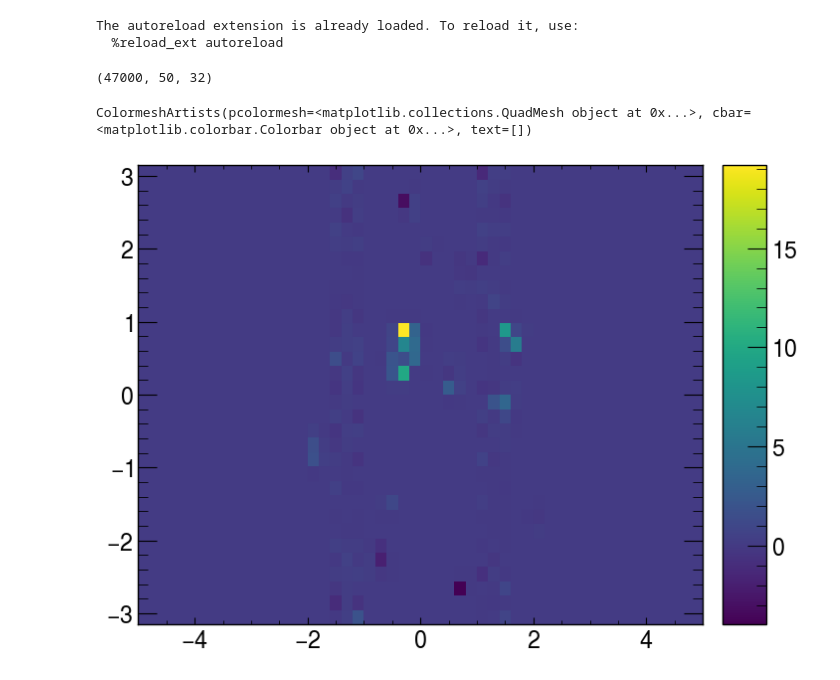
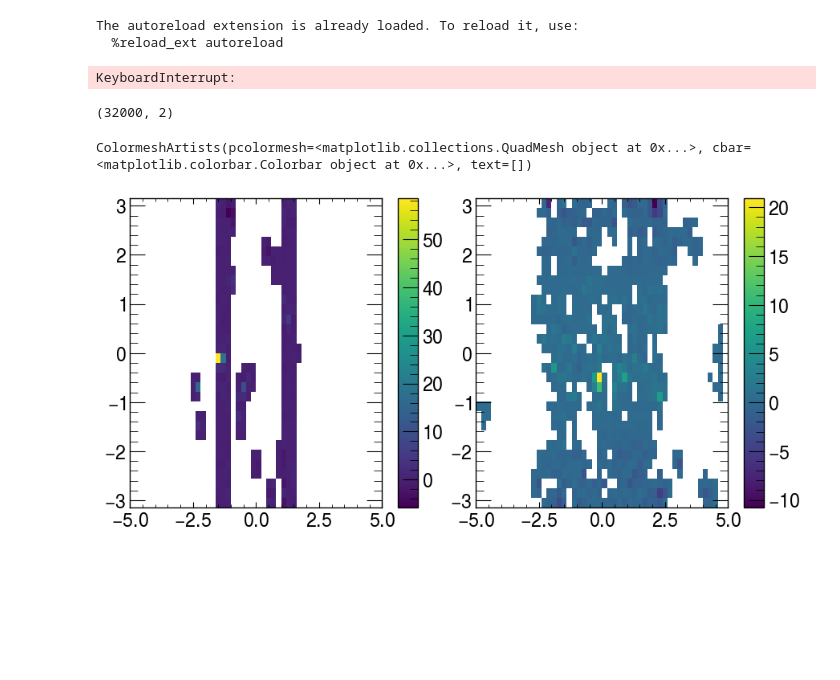
Before and after one commit to ablet-imin/ml-met-trigger, a Jupyter notebook: cell_image.ipynb, the cells around one changed output. Cells and saved outputs as stored; diff of their text form; code cells hidden in the pictures; blank space fills up the shorter version.

```diff
--- a/cell_image.ipynb
+++ b/cell_image.ipynb
@@ -1,4 +1,5 @@
 # %%
+%%time
 import os, sys
 import numpy as np
 import pandas as pd
@@ -34,27 +35,45 @@ tree_name = "ntuple"
 with uproot.open(MC_root+":"+tree_name) as events:
     x_bin = np.linspace(-3.15, 3.15, num=33)
     y_bin = np.linspace(-5, 5, num=51)
-    cell_imgs_ex, cell_label = cell_data(events, x_bin, y_bin, weight='cell_ex', statistic='sum', batch_size=1000)
+    cell_imgs_Run4_ex, cell_Run4_label = cell_data(events, x_bin, y_bin, weight='cell_ex',
+                                              label='metTruth_ex',
+                                         statistic='sum', batch_size=1000)
     gc.collect()
 
-    cell_imgs_ey, _ = cell_data(events, x_bin, y_bin, weight='cell_ey', statistic='sum', batch_size=1000)
+    cell_imgs_Run4_phi, _ = cell_data(events, x_bin, y_bin, weight='cell_phi',
+                                 statistic='mean',label='metTruth_ex', unit=None, batch_size=1000)
     gc.collect()
 
-    cell_imgs_phi, _ = cell_data(events, x_bin, y_bin, weight='cell_phi', statistic='mean', batch_size=1000)
+file_from_edison="/Users/abletimin/cernbox/Trigger/ml-met-trigger/test.root"
+with uproot.open(file_from_edison+":"+tree_name) as events:
+    cell_imgs_Run2_ex, cell_Run2_label = cell_data(events, x_bin, y_bin, weight='cell_ex',
+                                        label='metTruth_ex',
+                                         statistic='sum', batch_size=1000)
     gc.collect()
 
-    cell_imgs_eta, _ = cell_data(events, x_bin, y_bin, weight='cell_phi', statistic='mean', batch_size=1000)
+    cell_imgs_Run2_phi, _ = cell_data(events, x_bin, y_bin, weight='cell_phi',
+                                 statistic='mean',label='metTruth_ex', unit=None, batch_size=1000)
     gc.collect()
 # %% [output]
 The autoreload extension is already loaded. To reload it, use:
   %reload_ext autoreload
+KeyboardInterrupt:
 # %%
-cell_imgs.shape
+cell_label.shape
 # %% [output]
-(47000, 50, 32)
+(32000, 2)
 # %%
-hep.hist2dplot(hit, y_bin, x_bin)
+def get_img(data):
+    data[data==0]=np.NaN
+    return data
+
+fig, axs = plt.subplots(1,2, figsize=(10,5))
+ex_Run4 = get_img(cell_imgs_Run4_ex[15, :,:])
+ex_Run2 = get_img(cell_imgs_Run2_ex[15, :,:]*1000)
+
+hep.hist2dplot(ex_Run4, y_bin, x_bin, ax=axs[0])
+hep.hist2dplot(ex_Run2, y_bin, x_bin, ax=axs[1])
 # %% [output]
 ColormeshArtists(pcolormesh=<matplotlib.collections.QuadMesh object at 0x...>, cbar=<matplotlib.colorbar.Colorbar object at 0x...>, text=[])
-[figure, old version]
+[figure, new version]
 # %%
```
Also changed, not shown: parts of 3 cells of this notebook, 4 other files.
